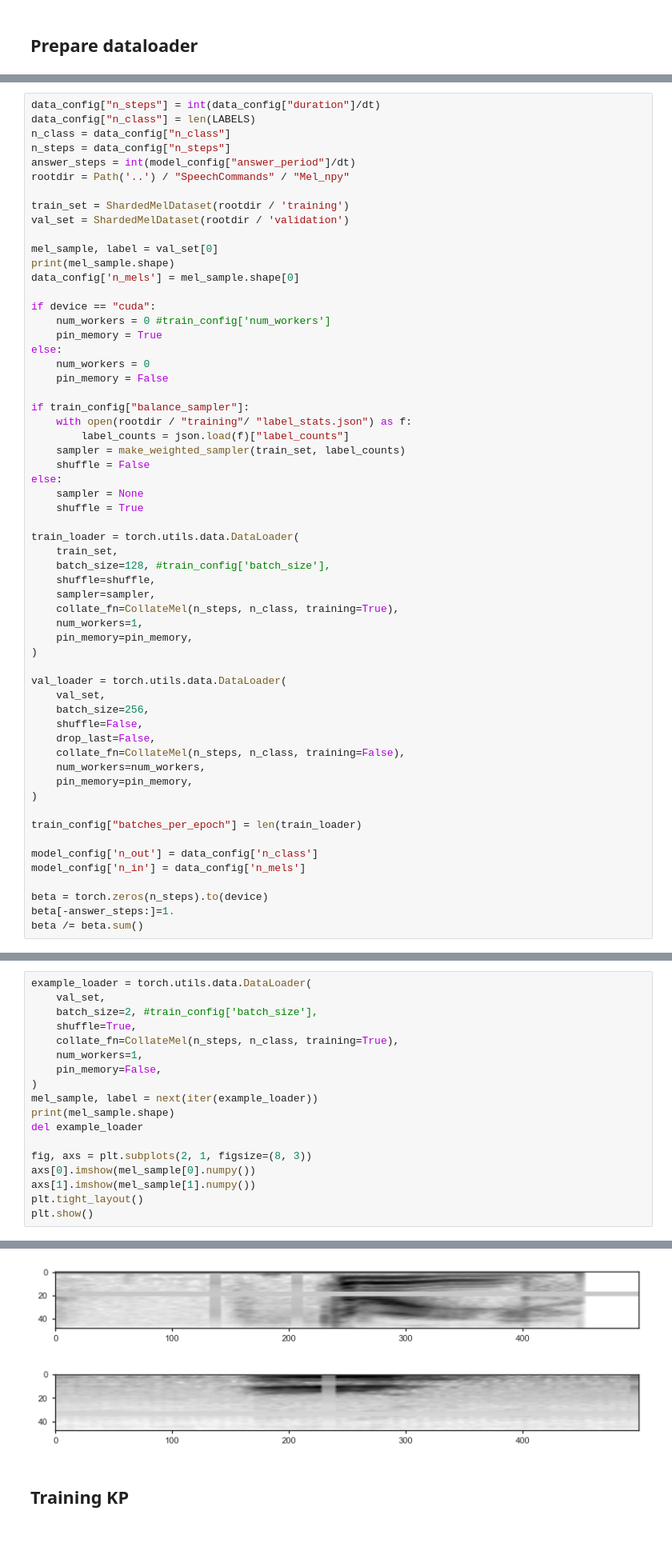
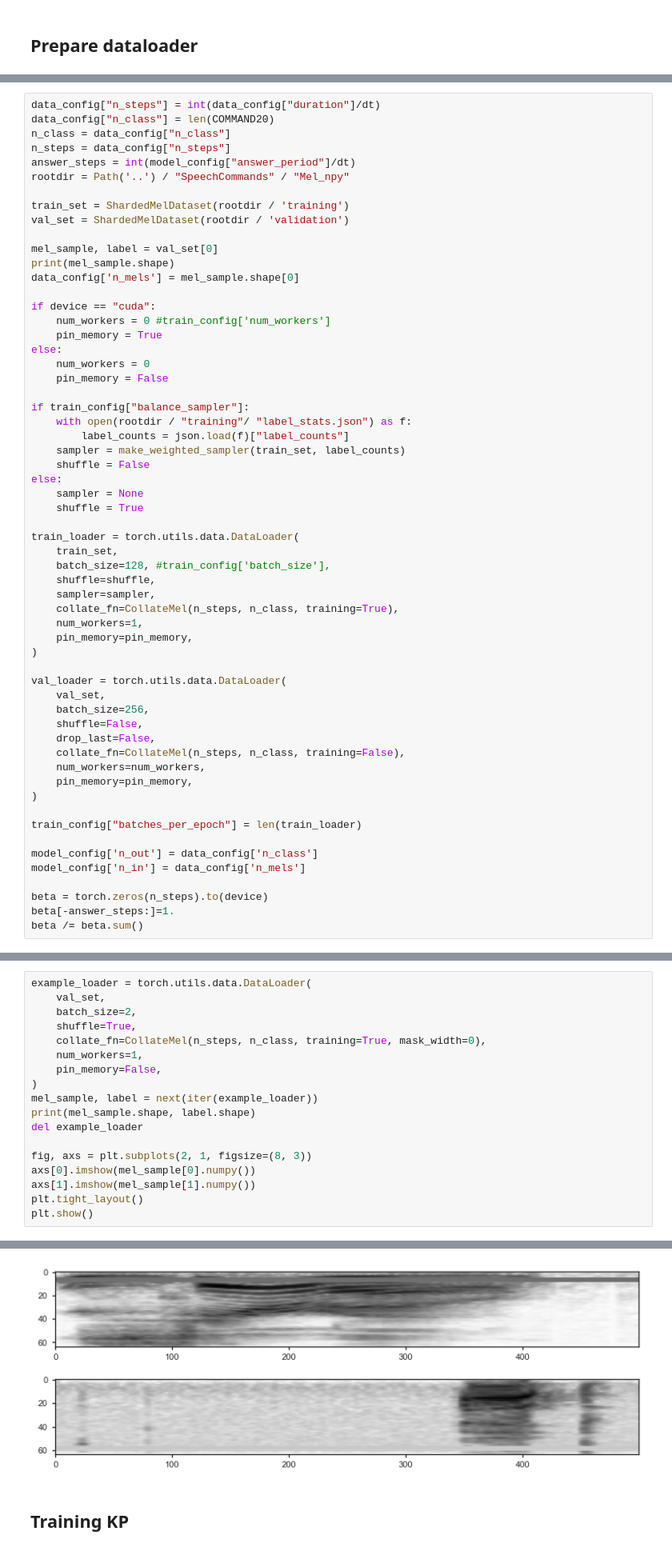
Before and after one commit to Baskin-LIU/Kernel-Propagation, a Jupyter notebook: Experiments/Speech.ipynb, the cells around one changed output, grey strips where cells are left out. Shown at 80% size. Saved outputs shown, nothing was run; the diff lists cells and outputs as text.

Commit message:
Command20

```diff
--- a/Experiments/Speech.ipynb
+++ b/Experiments/Speech.ipynb
@@ -66,7 +66,7 @@ right
 [interactive output not drawn]
 # %%
 data_config["n_steps"] = int(data_config["duration"]/dt)
-data_config["n_class"] = len(LABELS)
+data_config["n_class"] = len(COMMAND20)
 n_class = data_config["n_class"]
 n_steps = data_config["n_steps"]
 answer_steps = int(model_config["answer_period"]/dt)
@@ -128,14 +128,14 @@ torch.Size([48, 250])
 # %%
 example_loader = torch.utils.data.DataLoader(
     val_set,
-    batch_size=2, #train_config['batch_size'],
+    batch_size=2,
     shuffle=True,
-    collate_fn=CollateMel(n_steps, n_class, training=True),
+    collate_fn=CollateMel(n_steps, n_class, training=True, mask_width=0),
     num_workers=1,
     pin_memory=False,
 )
 mel_sample, label = next(iter(example_loader))
-print(mel_sample.shape)
+print(mel_sample.shape, label.shape)
 del example_loader
 
 fig, axs = plt.subplots(2, 1, figsize=(8, 3))
@@ -148,4 +148,4 @@ torch.Size([2, 48, 500])
-[figure, old version]
+[figure, new version]
 # %% [markdown]
 ## Training KP
 # %%
```
Also changed, not shown: parts of 10 cells of this notebook, 9 other files.
